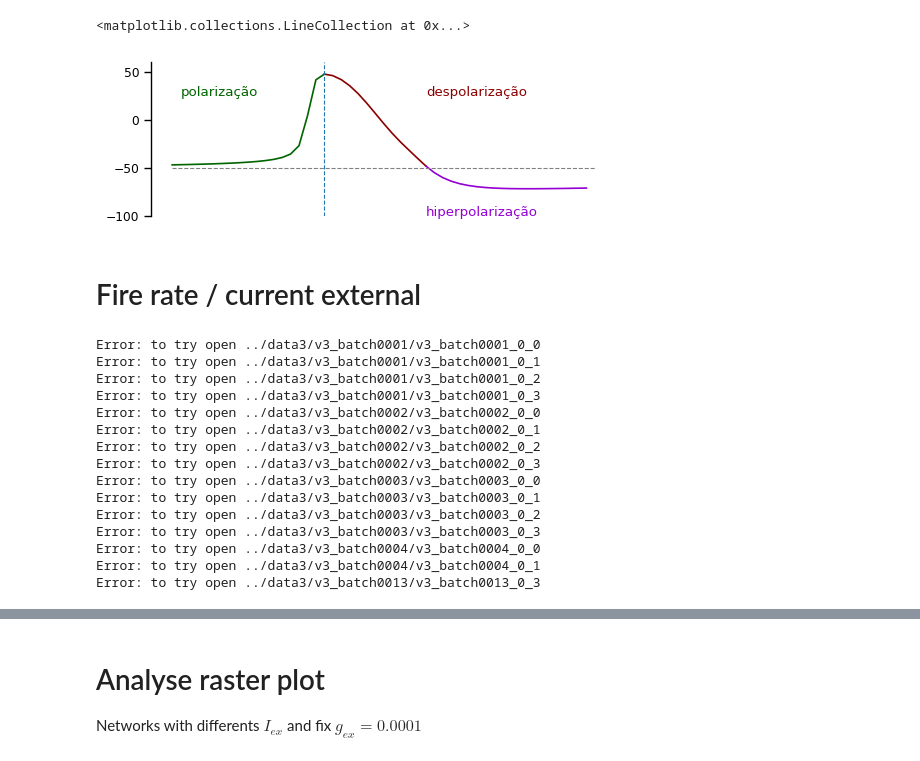
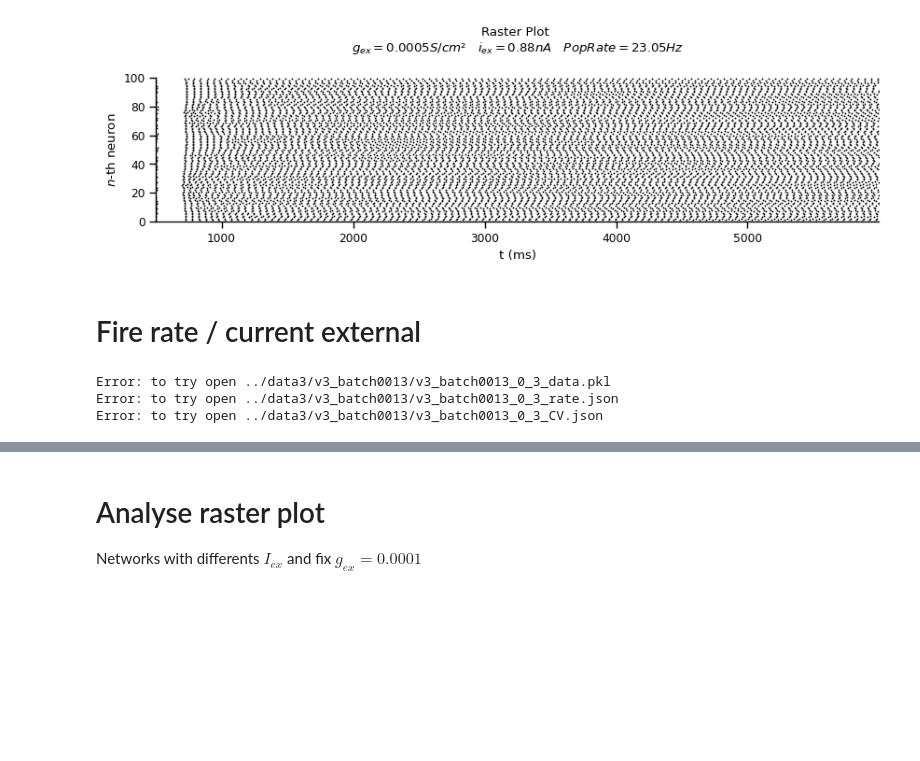
Before and after one commit to FernandoSBorges/chimeras, a Jupyter notebook: notebooks/load_data.ipynb, the cells around one changed output, grey strips where cells are left out. Cells and saved outputs as stored; diff of their text form; code cells hidden in the pictures; blank space fills up the shorter version.

```diff
--- a/notebooks/load_data.ipynb
+++ b/notebooks/load_data.ipynb
@@ -94,36 +10,14 @@ plotPotential(single_neuron, tf=800, save=False, labels=True)
-# %%
-potencial = np.array(single_neuron['simData']['V_soma']['cell_0'][4150:4200])
-
-fig, ax = plt.subplots(ncols=1,nrows=1, figsize=(6,2))
-ax.set_ylim(-100,60)
-ax.spines['right'].set_visible(False)
-ax.spines['top'].set_visible(False)
-ax.spines['bottom'].set_visible(False)
-ax.get_xaxis().set_visible(False)
-# lines
-sns.lineplot(y=potencial[:19], x=np.arange(0,19), ax=ax, color='darkgreen')
-sns.lineplot(y=potencial[18:31], x=np.arange(18,31), ax=ax, color='darkred')
-sns.lineplot(y=potencial[30:], x=np.arange(30,50), ax=ax, color='darkviolet')
-ax.hlines(y= -50, xmin=0, xmax=50, linestyles='dashed', color='gray', linewidth=0.8)
-
-# text
-ax.text(1, 25, 'polarização', color='darkgreen')# | '+ label_gex, va='center')
-ax.text(30, 25, 'despolarização', color='darkred')# | '+ label_gex, va='center')
-ax.text(30, -100, 'hiperpolarização', color='darkviolet')# | '+ label_gex, va='center')
-
-ax.vlines(x=18, ymin=-100, ymax=60, linestyles='dashed', linewidth=0.8)
-
-
-# path_figures = '../figures/'
-# fname = 'potential de ação'.replace(' ','_')
-# plt.savefig(path_figures + fname + '.png', dpi=400, pad_inches=0.4)
-# %% [output]
-<matplotlib.collections.LineCollection at 0x...>
-[figure, removed]
+# %%
+with open('../data/v5_batch1/v5_batch1_data.pkl', 'rb') as f:
+    data = pickle.load(f)
+# %%
+plotRaster(data)
+# %% [output]
+[figure, added]
 # %% [markdown]
 # Fire rate / current external
 # %%
-rates, currents, CV, v_soma = [], [], {}, {}
+rates, currents, CV, v_soma = {}, [], {}, {}
 
 for batch_number in range(1,14):
     batch_number = str(batch_number).zfill(4)
@@ -138,32 +32,24 @@ for batch_number in range(1,14):
             time = data['simData']['t']
             currents.append(amp)
             v_soma[amp] = data['simData']['V_soma']['cell_0']
-
-            with open(f'../data3/v3_batch{batch_number}/v3_batch{batch_number}_0_{current}_rate.json', 'rb') as f:
+        except:
+            print(f'Error: to try open {file}_data.pkl')
+        try:
+            with open(file+'_rate.json', 'rb') as f:
                 rate = json.load(f)
-            rates.append(np.mean(rate['statData']))
-
-            with open(f'../data3/v3_batch{batch_number}/v3_batch{batch_number}_0_{current}_CV.json', 'rb') as f:
+            rates[amp] = np.mean(rate['statData'][0])
+        except:
+            print(f'Error: to try open {file}_rate.json')
+        try:
+            with open(file+'_CV.json', 'rb') as f:
                 cv = json.load(f)
-            CV[amp] = np.mean(cv['statData'])
+            CV[amp] = np.mean(cv['statData'][0])
         except:
-            print(f'Error: to try open {file}')
+            print(f'Error: to try open {file}_CV.json')
 # %% [output]
-Error: to try open ../data3/v3_batch0001/v3_batch0001_0_0
-Error: to try open ../data3/v3_batch0001/v3_batch0001_0_1
-Error: to try open ../data3/v3_batch0001/v3_batch0001_0_2
-Error: to try open ../data3/v3_batch0001/v3_batch0001_0_3
-Error: to try open ../data3/v3_batch0002/v3_batch0002_0_0
-Error: to try open ../data3/v3_batch0002/v3_batch0002_0_1
-Error: to try open ../data3/v3_batch0002/v3_batch0002_0_2
-Error: to try open ../data3/v3_batch0002/v3_batch0002_0_3
-Error: to try open ../data3/v3_batch0003/v3_batch0003_0_0
-Error: to try open ../data3/v3_batch0003/v3_batch0003_0_1
-Error: to try open ../data3/v3_batch0003/v3_batch0003_0_2
-Error: to try open ../data3/v3_batch0003/v3_batch0003_0_3
-Error: to try open ../data3/v3_batch0004/v3_batch0004_0_0
-Error: to try open ../data3/v3_batch0004/v3_batch0004_0_1
-Error: to try open ../data3/v3_batch0013/v3_batch0013_0_3
+Error: to try open ../data3/v3_batch0013/v3_batch0013_0_3_data.pkl
+Error: to try open ../data3/v3_batch0013/v3_batch0013_0_3_rate.json
+Error: to try open ../data3/v3_batch0013/v3_batch0013_0_3_CV.json
 # %%
 import matplotlib.pyplot as plt
 from matplotlib.gridspec import GridSpec
```
Also changed, not shown: parts of 27 cells of this notebook, 10 other files.
